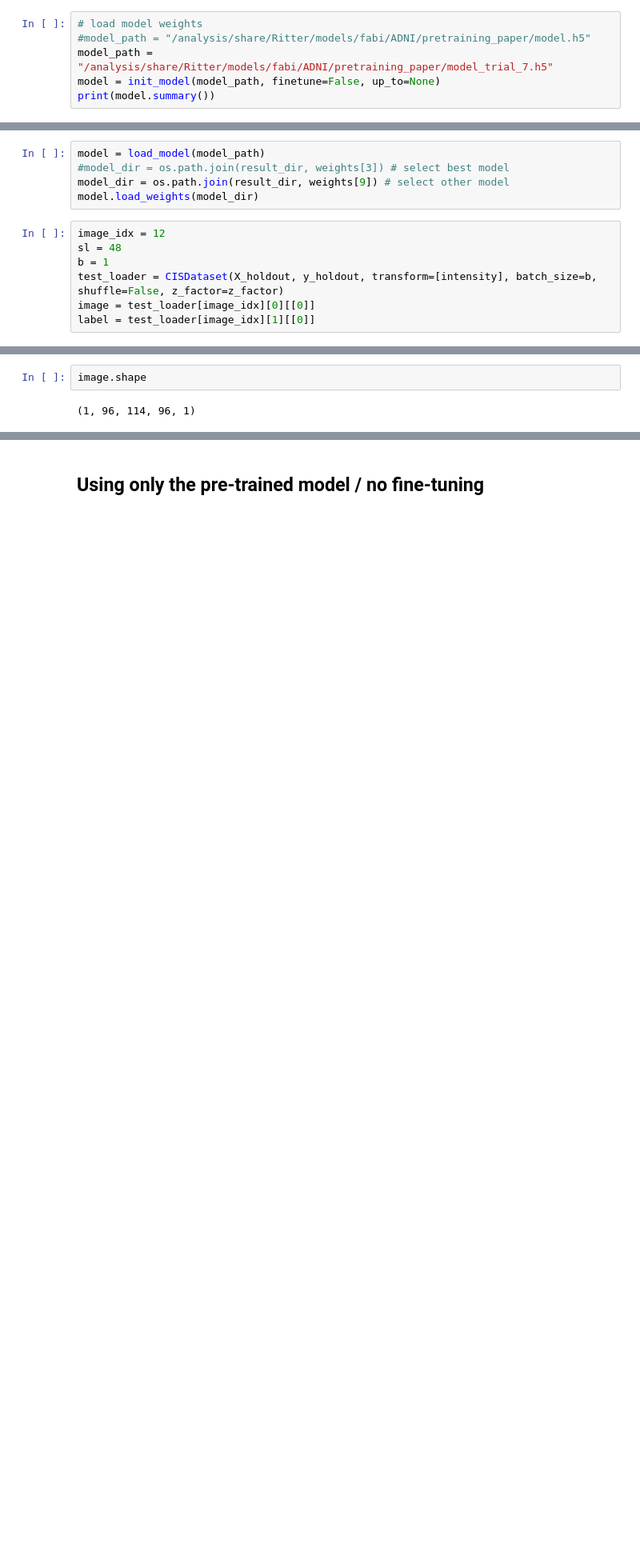
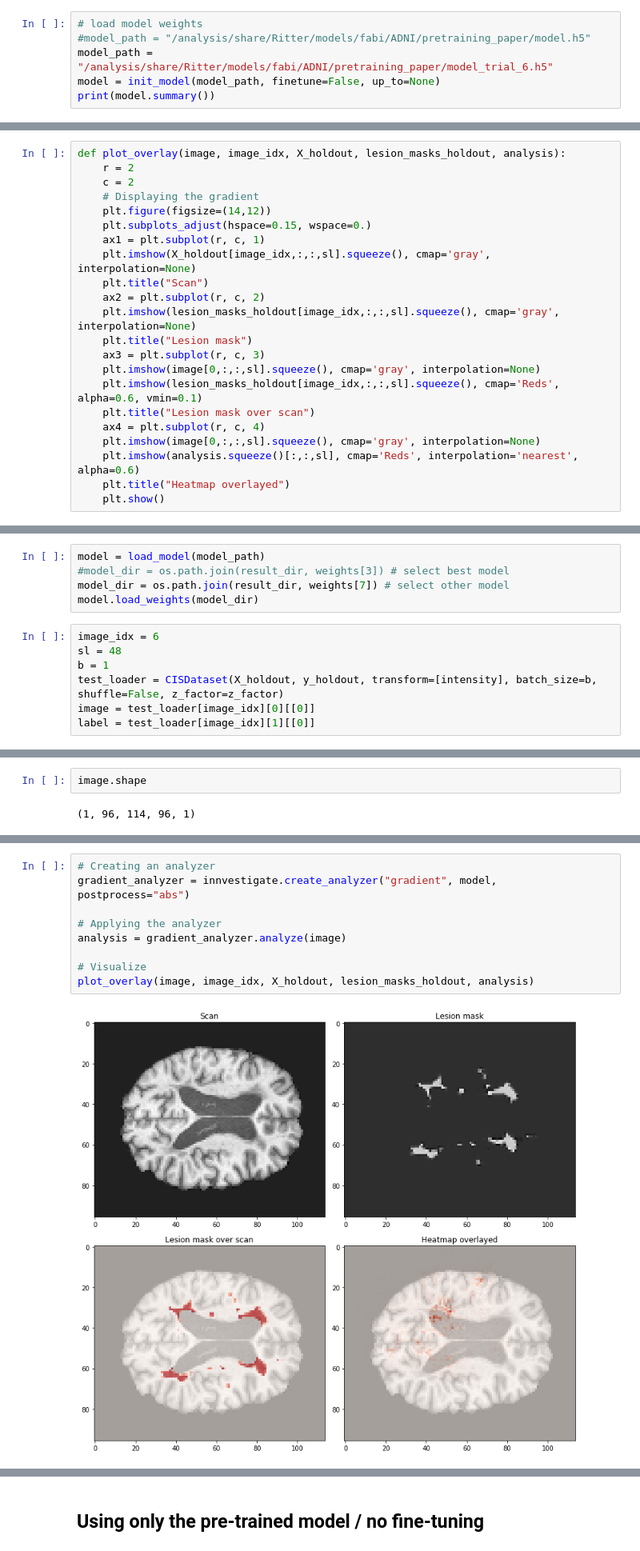
Before and after one commit to derEitel/explainableMS, a Jupyter notebook: MPRAGE/INNvestigate-MPRAGE.ipynb, the cells around one changed output, grey strips where cells are left out. Shown at 80% size. Saved outputs shown, nothing was run; the diff lists cells and outputs as text; blank space fills up the shorter version.

```diff
--- a/MPRAGE/INNvestigate-MPRAGE.ipynb
+++ b/MPRAGE/INNvestigate-MPRAGE.ipynb
@@ -116,7 +116,7 @@ def init_model(path, finetune=True, up_to=7):
 # %%
 # load model weights
 #model_path = "/analysis/share/Ritter/models/fabi/ADNI/pretraining_paper/model.h5"
-model_path = "/analysis/share/Ritter/models/fabi/ADNI/pretraining_paper/model_trial_7.h5"
+model_path = "/analysis/share/Ritter/models/fabi/ADNI/pretraining_paper/model_trial_6.h5"
 model = init_model(model_path, finetune=False, up_to=None)
 print(model.summary())
 # %% [output]
@@ -200,5 +200,27 @@ Weights mean 0.001246826141141355
 # %% [markdown]
 # Visualization
+# %%
+def plot_overlay(image, image_idx, X_holdout, lesion_masks_holdout, analysis):
+    r = 2
+    c = 2
+    # Displaying the gradient
+    plt.figure(figsize=(14,12))
+    plt.subplots_adjust(hspace=0.15, wspace=0.)
+    ax1 = plt.subplot(r, c, 1)
+    plt.imshow(X_holdout[image_idx,:,:,sl].squeeze(), cmap='gray', interpolation=None)
+    plt.title("Scan")
+    ax2 = plt.subplot(r, c, 2)
+    plt.imshow(lesion_masks_holdout[image_idx,:,:,sl].squeeze(), cmap='gray', interpolation=None)
+    plt.title("Lesion mask")
+    ax3 = plt.subplot(r, c, 3)
+    plt.imshow(image[0,:,:,sl].squeeze(), cmap='gray', interpolation=None)
+    plt.imshow(lesion_masks_holdout[image_idx,:,:,sl].squeeze(), cmap='Reds', alpha=0.6, vmin=0.1)
+    plt.title("Lesion mask over scan")
+    ax4 = plt.subplot(r, c, 4)
+    plt.imshow(image[0,:,:,sl].squeeze(), cmap='gray', interpolation=None)
+    plt.imshow(analysis.squeeze()[:,:,sl], cmap='Reds', interpolation='nearest', alpha=0.6)
+    plt.title("Heatmap overlayed")
+    plt.show()
 # %%
 num_trials = 10
 weights = ["weights-augm-trial%i-improvement-BEST.hdf5"%i for i in range(num_trials)]
@@ -211,10 +233,10 @@ import innvestigate.utils as iutils
 # %%
 model = load_model(model_path)
 #model_dir = os.path.join(result_dir, weights[3]) # select best model
-model_dir = os.path.join(result_dir, weights[9]) # select other model
+model_dir = os.path.join(result_dir, weights[7]) # select other model
 model.load_weights(model_dir)
 # %%
-image_idx = 12
+image_idx = 6
 sl = 48
 b = 1
 test_loader = CISDataset(X_holdout, y_holdout, transform=[intensity], batch_size=b, shuffle=False, z_factor=z_factor)
@@ -409,0 +258,11 @@ plt.show()
+# %%
+# Creating an analyzer
+gradient_analyzer = innvestigate.create_analyzer("gradient", model, postprocess="abs")
+
+# Applying the analyzer
+analysis = gradient_analyzer.analyze(image)
+
+# Visualize
+plot_overlay(image, image_idx, X_holdout, lesion_masks_holdout, analysis)
+# %% [output]
+[figure, added]
```
Also changed, not shown: parts of 39 cells of this notebook, 10 other files.
